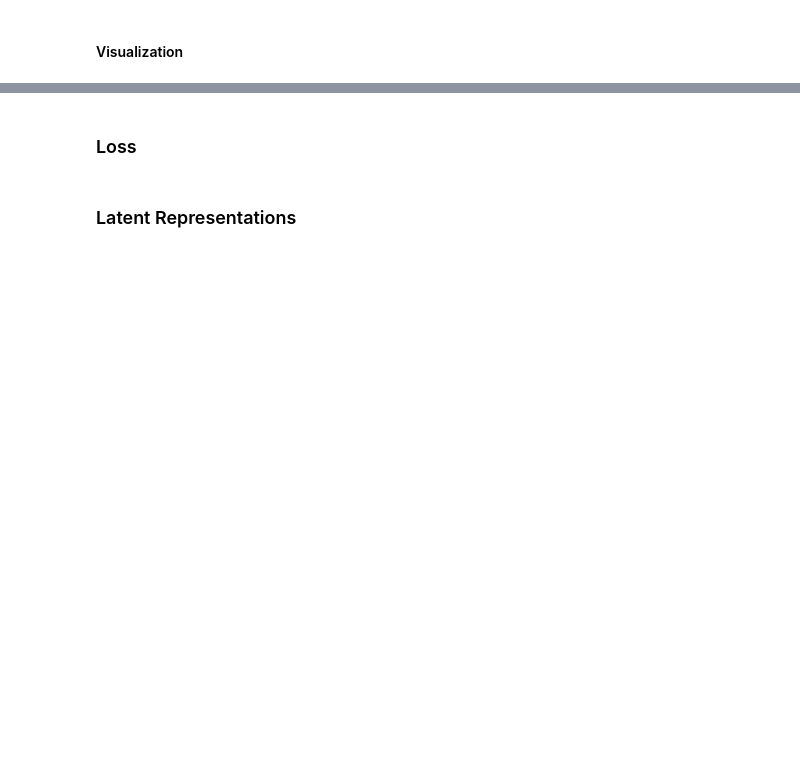
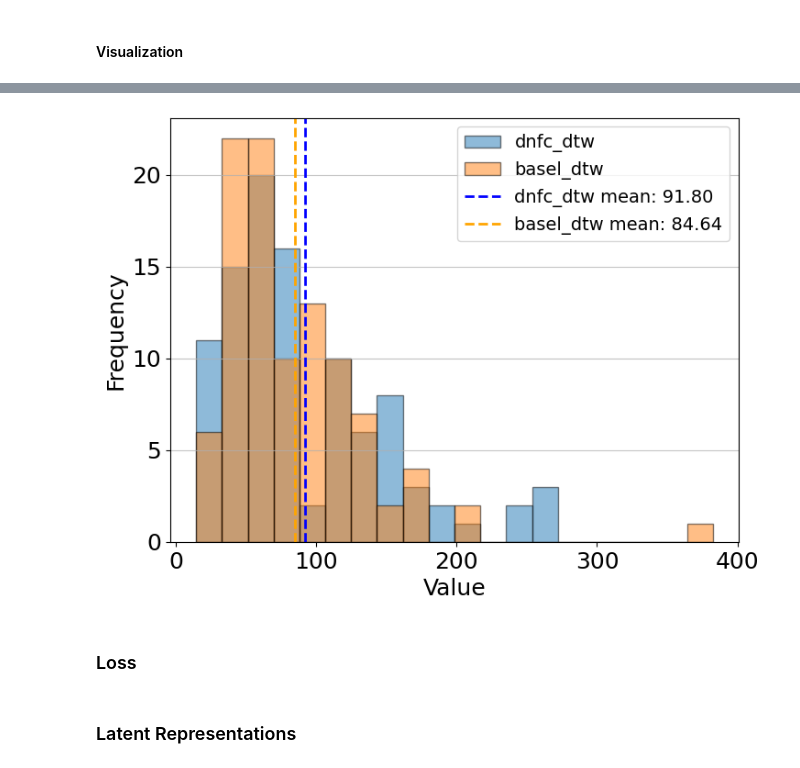
Before and after one commit to arash-mehrabi-z/dnfc-torobo, a Jupyter notebook: feedback_controller/fbc/neural_network/get_results.ipynb, the cells around one changed output, grey strips where cells are left out. Saved outputs shown, nothing was run; the diff lists cells and outputs as text; code cells hidden in the pictures; blank space fills up the shorter version.

```diff
--- a/feedback_controller/fbc/neural_network/get_results.ipynb
+++ b/feedback_controller/fbc/neural_network/get_results.ipynb
@@ -300,33 +399,35 @@ plt.show()
 # %%
 bin_no = 20
 
 # Find the common range for both datasets
 min_value = min(df["dnfc_dtw"].min(), df["basel_dtw"].min())
 max_value = max(df["dnfc_dtw"].max(), df["basel_dtw"].max())
 
 # Create bin edges with equal width
 bins = np.linspace(min_value, max_value, bin_no + 1)  # +1 because linspace creates bin edges
 
 dnfc_mean = df["dnfc_dtw"].mean()
 basel_mean = df["basel_dtw"].mean()
 
 # Plot histograms for 'dnfc_succ' and 'basel_succ' side by side
 plt.figure(figsize=(8, 6))
 plt.hist(df["dnfc_dtw"], bins=bins, alpha=0.5, label='dnfc_dtw', edgecolor='black')
 plt.hist(df["basel_dtw"], bins=bins, alpha=0.5, label='basel_dtw', edgecolor='black')
 
 plt.axvline(dnfc_mean, color='blue', linestyle='dashed',
-            linewidth=2, label=f'dnfc_succ mean: {dnfc_mean:.2f}')
+            linewidth=2, label=f'dnfc_dtw mean: {dnfc_mean:.2f}')
 plt.axvline(basel_mean, color='orange', linestyle='dashed',
-            linewidth=2, label=f'basel_succ mean: {basel_mean:.2f}')
+            linewidth=2, label=f'basel_dtw mean: {basel_mean:.2f}')
 # plt.title("Histogram of dnfc_succ and basel_succ", fontsize=14)
 plt.xlabel("Value")
 plt.ylabel("Frequency")
 plt.legend()
 plt.grid(axis='y', alpha=0.75)
 
 plt.savefig(os.path.join(os.getcwd(), "paper/dtw_hist.png"))
 plt.show()
+# %% [output]
+[figure, added]
 # %%
 root_dir = "/home/arash/catkin_ws/src/feedback_controller/fbc/neural_network/results/"
 root_dir += "trajs:360_blocks:3_triangle_v_7.541K/ep:1000/on_v_custl_const_1e-05"
```
Also changed, not shown: parts of 19 cells of this notebook, 1 other file.
